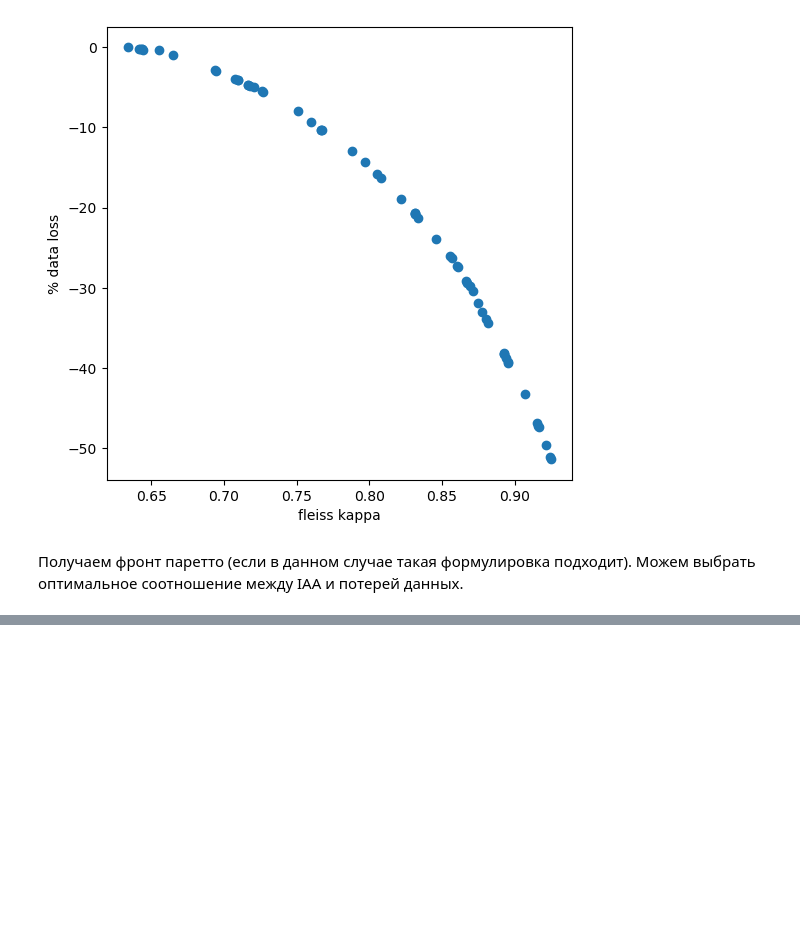
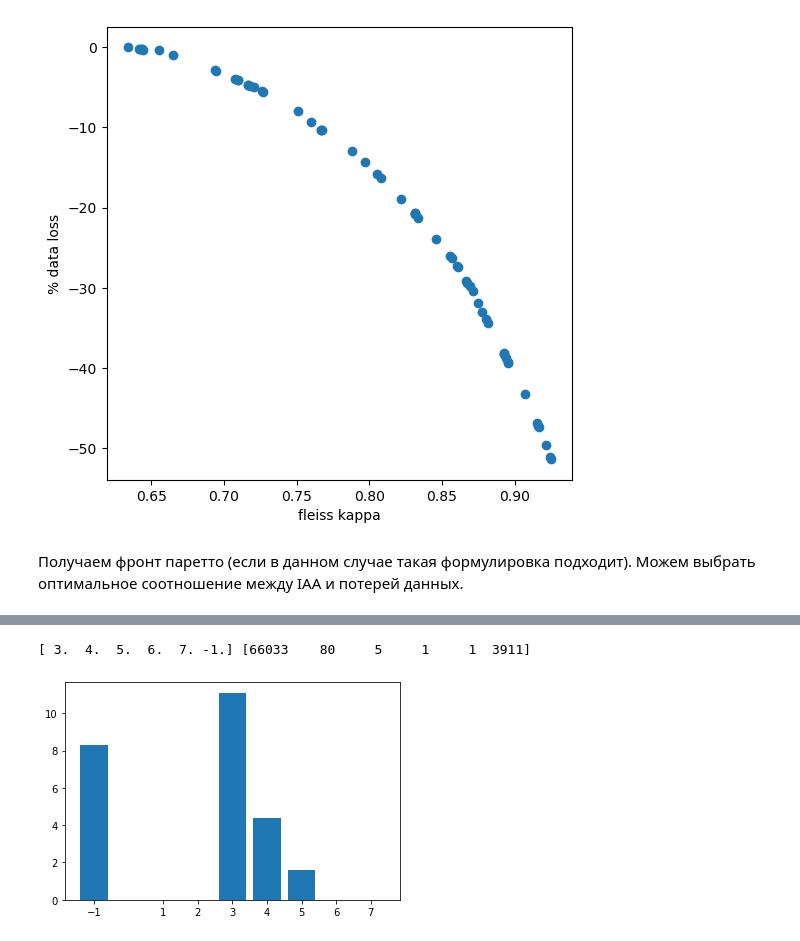
Before and after one commit to BlessedTatonka/semantic_embedder, a Jupyter notebook: simple_eda.ipynb, the cells around one changed output, grey strips where cells are left out. Drawn from its saved outputs; the diff is of its cells as text; code cells hidden in the pictures; blank space fills up the shorter version.

```diff
--- a/simple_eda.ipynb
+++ b/simple_eda.ipynb
@@ -17,7 +21,7 @@ data = pd.DataFrame({})
 
 # Просто стакаю все train-ы в один dataframe
 for path in sorted(glob('data/VKT-930-???.json')):
-    data = pd.concat((a, pd.read_json(path)))
+    data = pd.concat((data, pd.read_json(path)))
 
 data.head(5)
 # %% [output]
@@ -222,0 +230,3 @@ Text(0, 0.5, '% data loss')
+# %%
+data = data.reset_index(drop=True)
+data
@@ -222,0 +247,13 @@ Text(0, 0.5, '% data loss')
+# %%
+ann_per_samle = data['results'].apply(lambda x: annotations_count(x, np.sum))
+values, counts = np.unique(ann_per_samle, return_counts=True)
+values[-1] = -1
+print(values, counts)
+plt.bar(values, np.log(counts))
+plt.xticks([-1, 1, 2, 3, 4, 5, 6, 7])
+plt.show()
+# ~6% плохой пример
+# ~99% 3 аннотации на семпл
+# %% [output]
+[ 3.  4.  5.  6.  7. -1.] [66033    80     5     1     1  3911]
+[figure, added]
```
Also changed, not shown: parts of 14 cells of this notebook.
